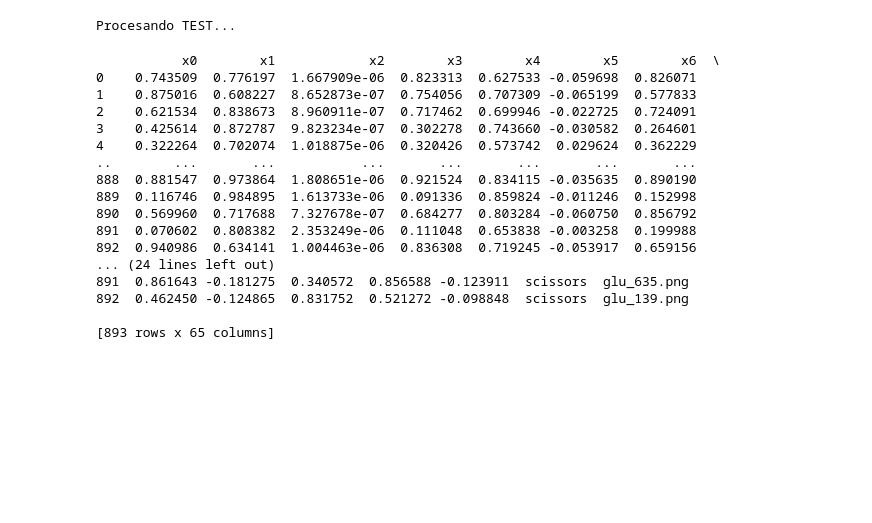
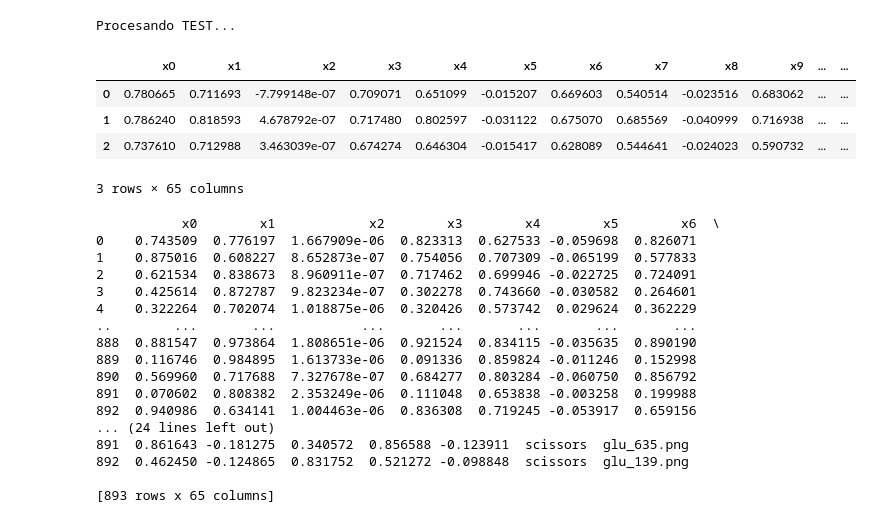
Before and after one commit to DiogoFabricioAG/Pull-Test, a Jupyter notebook: DCCachipun/DCCachipun.ipynb, the cells around one changed output. Saved outputs shown, nothing was run; the diff lists cells and outputs as text; code cells hidden in the pictures; blank space fills up the shorter version.

```diff
--- a/DCCachipun/DCCachipun.ipynb
+++ b/DCCachipun/DCCachipun.ipynb
@@ -102,6 +102,37 @@ Using Colab cache for faster access to the 'rock-paper-scissors-dataset' dataset
 Path to dataset files: /kaggle/input/rock-paper-scissors-dataset
 Procesando TRAIN...
 Procesando TEST...
+# %%
+
+
+def process_images_to_dataframe(image_paths_with_labels):
+    data = []
+    for img_path, label in image_paths_with_labels:
+        features = extract_landmarks(img_path)
+        if features:
+            data.append(features + [label, os.path.basename(img_path)])
+    columns = [f"x{i}" for i in range(21*3)] + ["label", "filename"]
+    df = pd.DataFrame(data, columns=columns)
+    return df
+
+# Define the paths to the three images and their labels
+image_data = [
+    ('hands/news/me/me-rock1.jpg', 'rock'),
+    ('hands/news/me/me-scissors.jpg', 'scissors'),
+    ('hands/news/me/me-paper.jpg', 'paper')
+]
+
+# Process the images and create the DataFrame
+df_my_hands = process_images_to_dataframe(image_data)
+
+# Display the resulting DataFrame
+display(df_my_hands)
+# %% [output]
+|  | x0 | x1 | x2 | x3 | x4 | x5 | x6 | x7 | x8 | x9 | ... | ... |
+| 0 | 0.780665 | 0.711693 | -7.799148e-07 | 0.709071 | 0.651099 | -0.015207 | 0.669603 | 0.540514 | -0.023516 | 0.683062 | ... | ... |
+| 1 | 0.786240 | 0.818593 | 4.678792e-07 | 0.717480 | 0.802597 | -0.031122 | 0.675070 | 0.685569 | -0.040999 | 0.716938 | ... | ... |
+| 2 | 0.737610 | 0.712988 | 3.463039e-07 | 0.674274 | 0.646304 | -0.015417 | 0.628089 | 0.544641 | -0.024023 | 0.590732 | ... | ... |
+3 rows × 65 columns
 # %%
 print(df_train)
 # %% [output]
```
Also changed, not shown: parts of 7 cells of this notebook.
